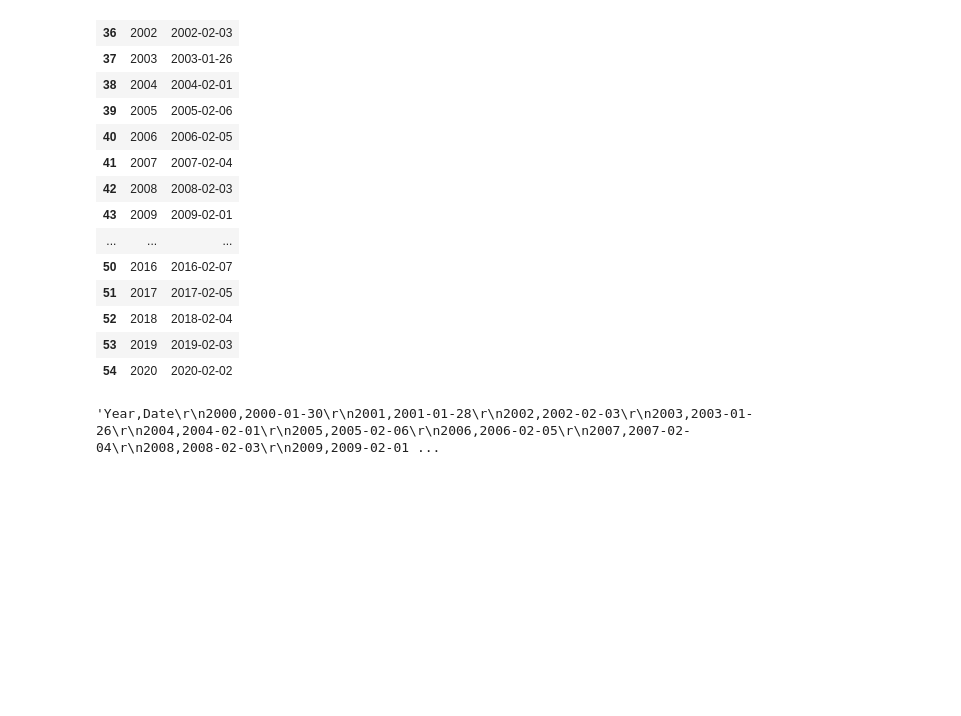
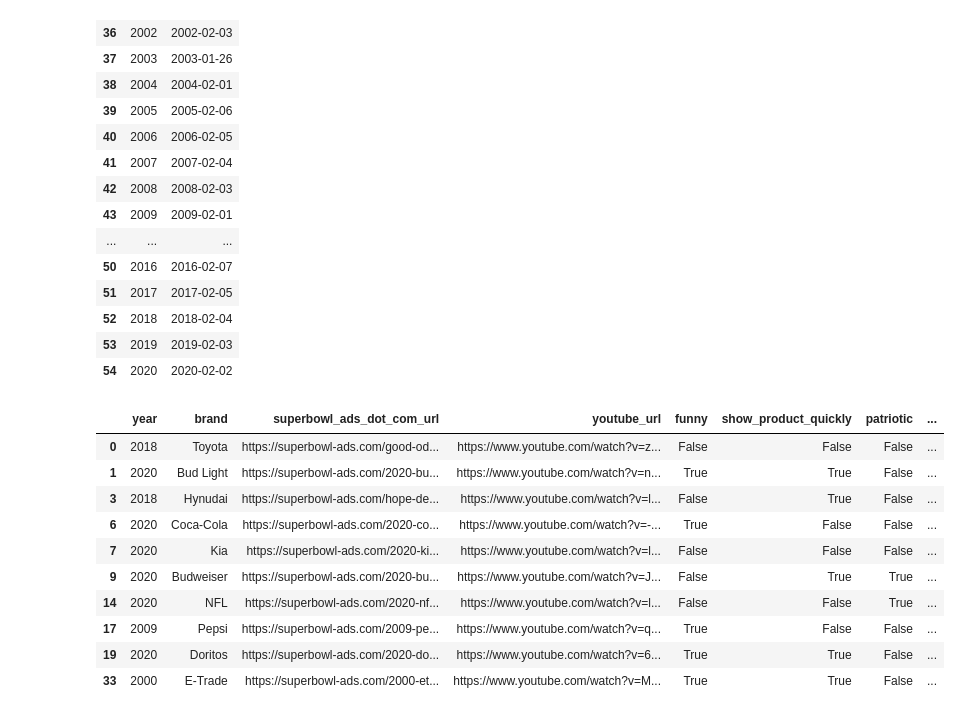
Before and after one commit to Lucsparidans/DataMadness, a Jupyter notebook: SuperBowlDates.ipynb, the cells around one changed output. Cells and saved outputs as stored; diff of their text form; code cells hidden in the pictures; blank space fills up the shorter version.

Commit message:
make a csv with the stock names of the companies and added that code

```diff
--- a/SuperBowlDates.ipynb
+++ b/SuperBowlDates.ipynb
@@ -133,7 +138,20 @@ dates
 | 52 | 2018 | 2018-02-04 |
 | 53 | 2019 | 2019-02-03 |
 | 54 | 2020 | 2020-02-02 |
-# %%
-dates.to_csv(index=False)
-# %% [output]
-'Year,Date\r\n2000,2000-01-30\r\n2001,2001-01-28\r\n2002,2002-02-03\r\n2003,2003-01-26\r\n2004,2004-02-01\r\n2005,2005-02-06\r\n2006,2006-02-05\r\n2007,2007-02-04\r\n2008,2008-02-03\r\n2009,2009-02-01 ...
+# %%
+# Reading the superbowl ads csv and selecting every brand
+name = pd.read_csv("superbowl-ads.csv")
+name = name.drop_duplicates(subset=['brand'])
+name.head(10)
+# %% [output]
+|  | year | brand | superbowl_ads_dot_com_url | youtube_url | funny | show_product_quickly | patriotic | ... |
+| 0 | 2018 | Toyota | https://superbowl-ads.com/good-od... | https://www.youtube.com/watch?v=z... | False | False | False | ... |
+| 1 | 2020 | Bud Light | https://superbowl-ads.com/2020-bu... | https://www.youtube.com/watch?v=n... | True | True | False | ... |
+| 3 | 2018 | Hynudai | https://superbowl-ads.com/hope-de... | https://www.youtube.com/watch?v=l... | False | True | False | ... |
+| 6 | 2020 | Coca-Cola | https://superbowl-ads.com/2020-co... | https://www.youtube.com/watch?v=-... | True | False | False | ... |
+| 7 | 2020 | Kia | https://superbowl-ads.com/2020-ki... | https://www.youtube.com/watch?v=l... | False | False | False | ... |
+| 9 | 2020 | Budweiser | https://superbowl-ads.com/2020-bu... | https://www.youtube.com/watch?v=J... | False | True | True | ... |
+| 14 | 2020 | NFL | https://superbowl-ads.com/2020-nf... | https://www.youtube.com/watch?v=l... | False | False | True | ... |
+| 17 | 2009 | Pepsi | https://superbowl-ads.com/2009-pe... | https://www.youtube.com/watch?v=q... | True | False | False | ... |
+| 19 | 2020 | Doritos | https://superbowl-ads.com/2020-do... | https://www.youtube.com/watch?v=6... | True | True | False | ... |
+| 33 | 2000 | E-Trade | https://superbowl-ads.com/2000-et... | https://www.youtube.com/watch?v=M... | True | True | False | ... |
```
Also changed, not shown: parts of 7 cells of this notebook, 1 other file.
